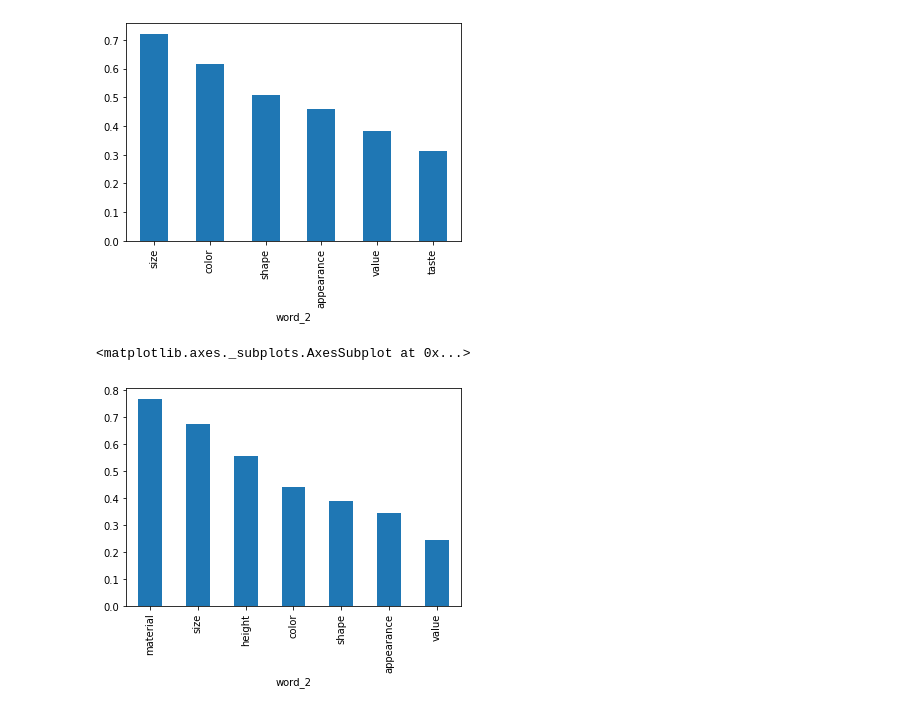
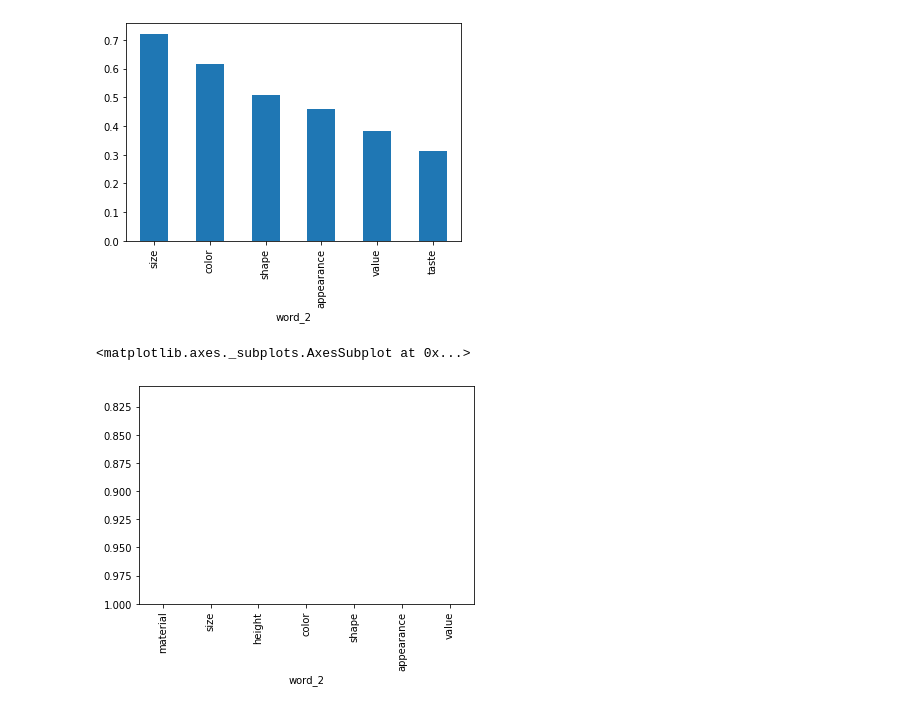
Before and after one commit to angesvu/Couch-Potato, a Jupyter notebook: Data_Analysis.ipynb, the cells around one changed output. Saved outputs shown, nothing was run; the diff lists cells and outputs as text; code cells hidden in the pictures.

Commit message:
ylim=(0,1)

```diff
--- a/Data_Analysis.ipynb
+++ b/Data_Analysis.ipynb
@@ -238,7 +238,7 @@ noun_classes['food'].plot.bar()
 <matplotlib.axes._subplots.AxesSubplot at 0x...>
 [figure]
 # %%
-noun_classes['furniture'].plot.bar()
+noun_classes['furniture'].plot.bar(ylim=(0.1))
 # %% [output]
 <matplotlib.axes._subplots.AxesSubplot at 0x...>
-[figure, old version]
+[figure, new version]
```
